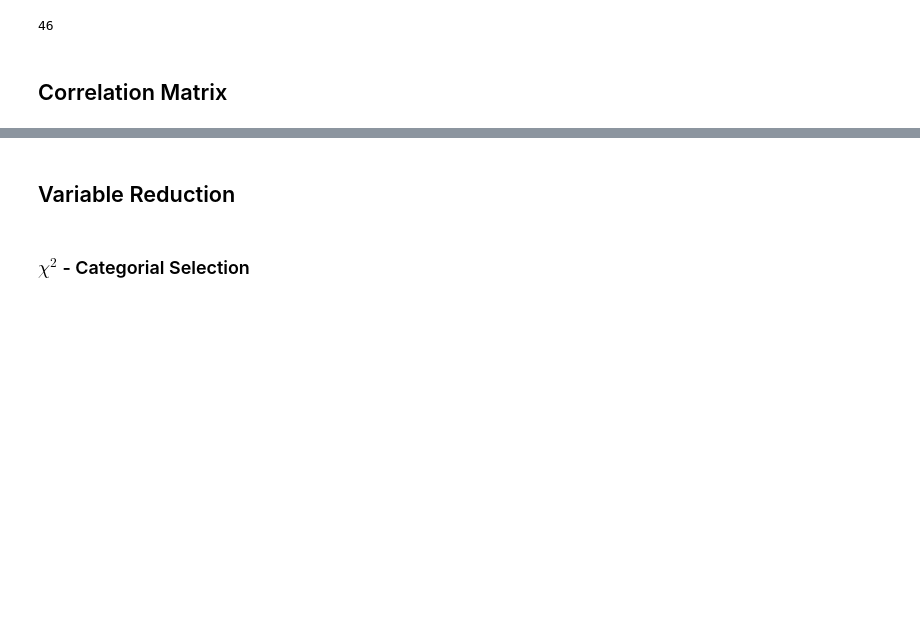
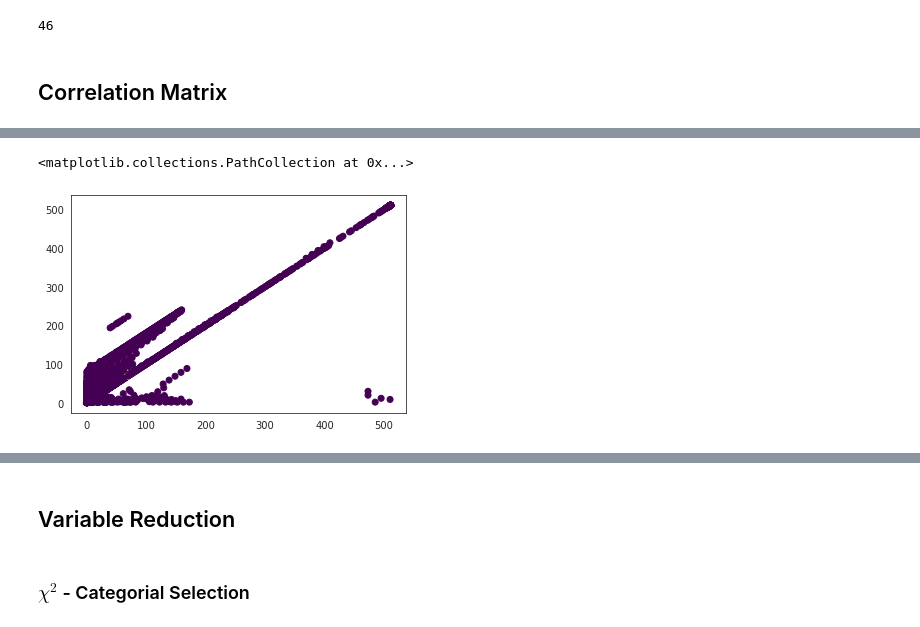
Before and after one commit to KarlDavidson/1000ml_Project6, a Jupyter notebook: Data_Exploration.ipynb, the cells around one changed output, grey strips where cells are left out. Cells and saved outputs as stored; diff of their text form; code cells hidden in the pictures; blank space fills up the shorter version.

```diff
--- a/Data_Exploration.ipynb
+++ b/Data_Exploration.ipynb
@@ -281,0 +383,5 @@ intrusion_df.corr().abs()
+# %%
+plt.scatter(intrusion_df['count'],intrusion_df['srv_count'],c=intrusion_df['target'],cmap='viridis')
+# %% [output]
+<matplotlib.collections.PathCollection at 0x...>
+[figure, added]
```
Also changed, not shown: parts of 18 cells of this notebook, 1 other file.
